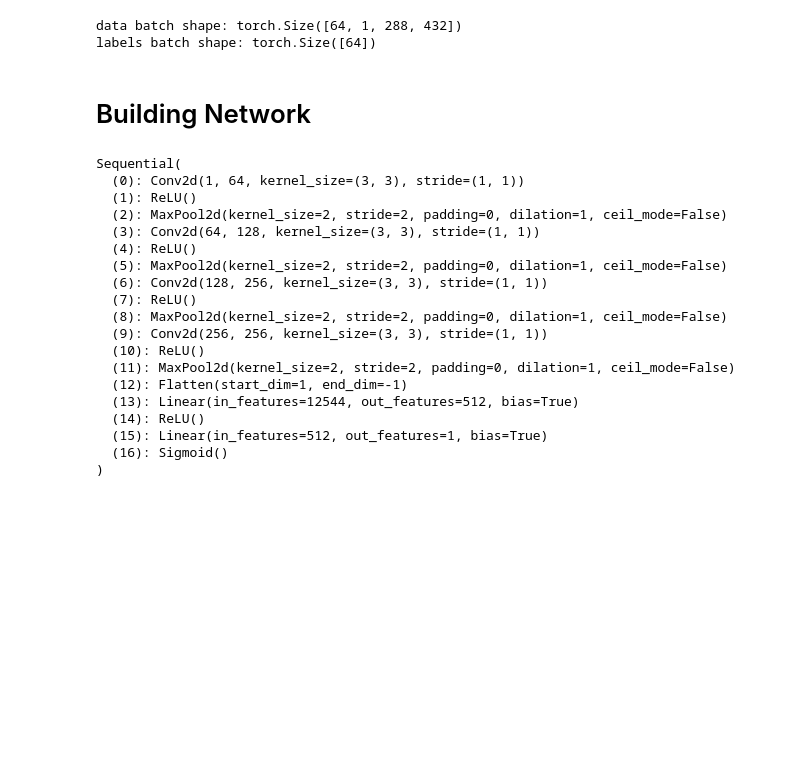
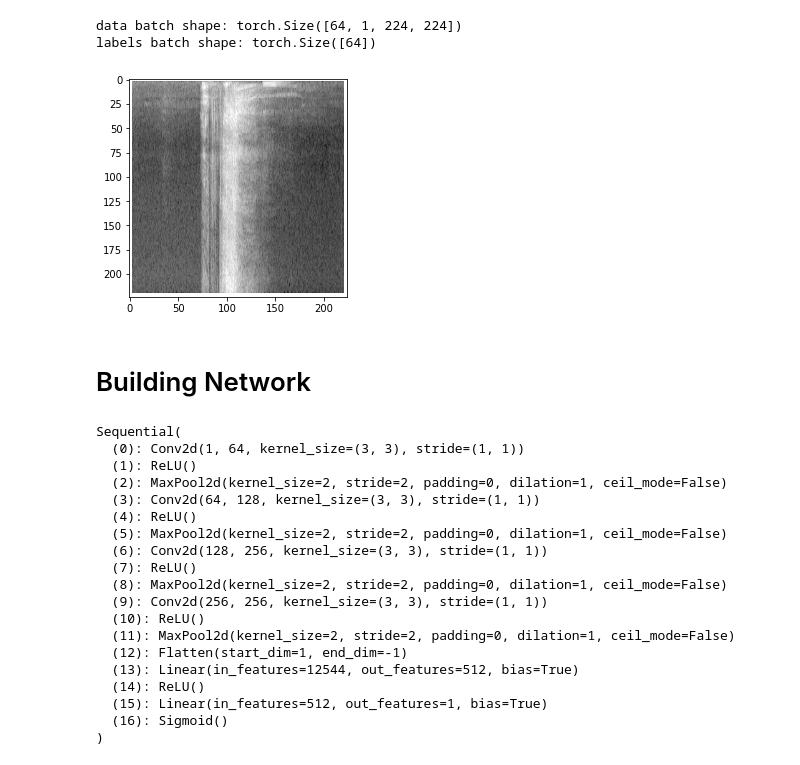
Before and after one commit to CarlOwOs/Apolo-COVID-cough-predictor, a Jupyter notebook: CNN.ipynb, the cells around one changed output. Cells and saved outputs as stored; diff of their text form; code cells hidden in the pictures; blank space fills up the shorter version.

```diff
--- a/CNN.ipynb
+++ b/CNN.ipynb
@@ -18,7 +18,10 @@ if torch.cuda.is_available():
 # %%
 train_dir = './specgrams/TRAIN'
 test_dir = './specgrams/TEST'
-transform = torchvision.transforms.Compose([torchvision.transforms.Grayscale(),torchvision.transforms.ToTensor()])
+transform = torchvision.transforms.Compose([
+    torchvision.transforms.CenterCrop(224),
+    torchvision.transforms.Grayscale(),
+    torchvision.transforms.ToTensor()])
 
 batch_size = 64
 
@@ -31,11 +32,13 @@ val_loader = torch.utils.data.DataLoader(val_dataset, batch_size=batch_size, shu
 # %%
 for data_batch, labels_batch in train_loader:
     print('data batch shape:', data_batch.shape)
     print('labels batch shape:', labels_batch.shape)
+    plt.imshow(data_batch[0][0,:,:].numpy(), cmap='gray')
     break
 # %% [output]
-data batch shape: torch.Size([64, 1, 288, 432])
+data batch shape: torch.Size([64, 1, 224, 224])
 labels batch shape: torch.Size([64])
+[figure, added]
 # %%
 class AverageMeter(object):
     """Computes and stores the average and current value"""
```
Also changed, not shown: parts of 2 cells of this notebook, 1 other file.
